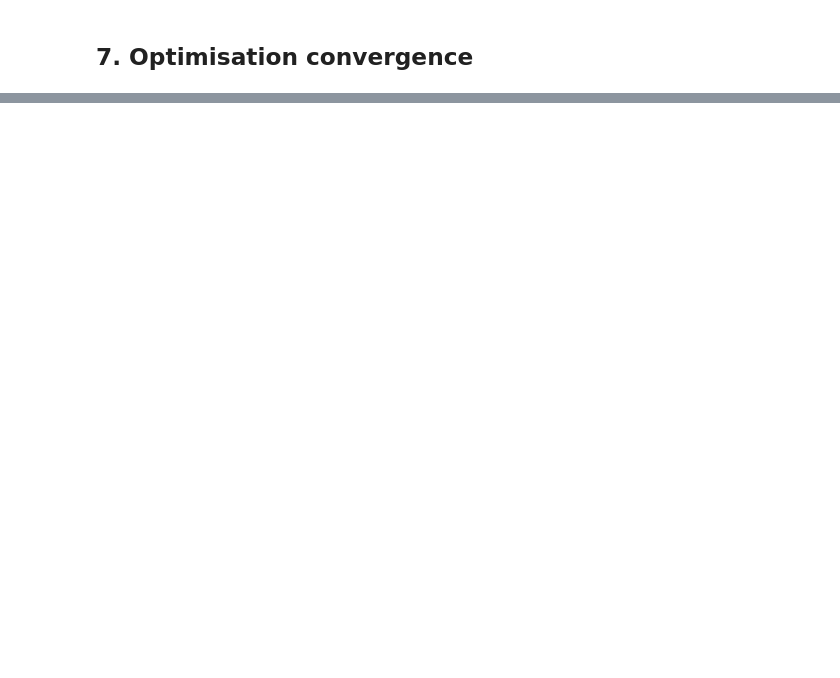
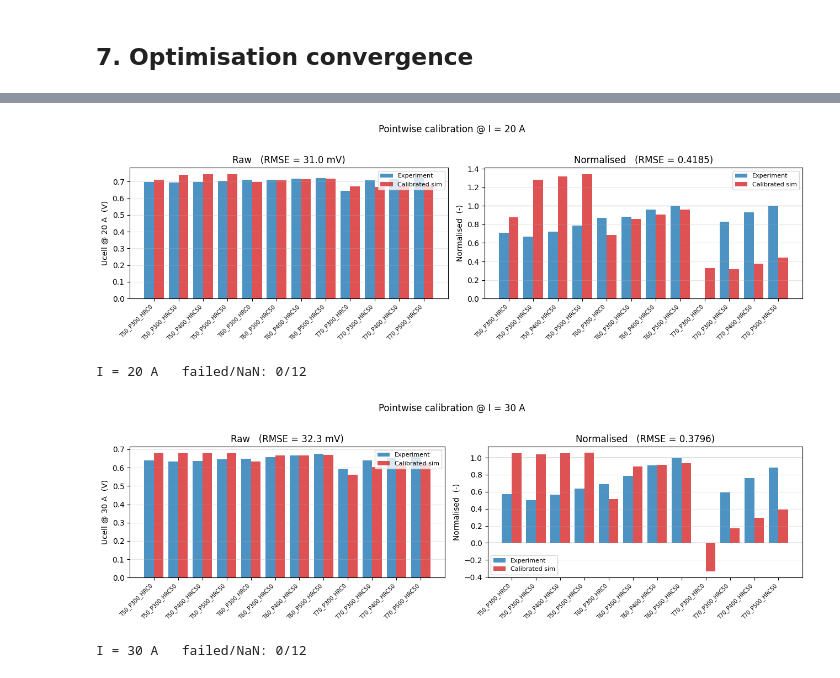
Before and after one commit to YuKwanH/DS-AlphaPEM, a Jupyter notebook: simulation/parameter calibration/dynamic model/pointwise.ipynb, the cells around one changed output, grey strips where cells are left out. Saved outputs shown, nothing was run; the diff lists cells and outputs as text; code cells hidden in the pictures; blank space fills up the shorter version.

Commit message:
10A calibration

```diff
--- a/simulation/parameter calibration/dynamic model/pointwise.ipynb
+++ b/simulation/parameter calibration/dynamic model/pointwise.ipynb
@@ -365,0 +413,16 @@ plt.show()
+# %%
+# ---- Cell 11: Extract experimental Ucell at 20 A and 30 A ----
+def extract_vfc_at(I_amp):
+    out = {}
+    for cond_key, df in polardata_exp.items():
+        i_exp = df["I_LOAD"].to_numpy(dtype=float)
+        v_exp = df["VFC"].to_numpy(dtype=float) / n_cell
+        idx   = int(np.argmin(np.abs(i_exp - I_amp)))
+        out[cond_key] = (float(i_exp[idx]), float(v_exp[idx]))
+    return out
+
+I_LIST = [20.0, 30.0]
+exp_by_I = {I: extract_vfc_at(I) for I in I_LIST}
+for I in I_LIST:
+    arr = np.array([exp_by_I[I][k][1] for k in COND_KEYS])
+    print(f"I = {I:.0f} A  ->  Ucell range  {arr.min():.4f} .. {arr.max():.4f} V")
@@ -365,0 +510,37 @@ plt.show()
+# %%
+# ---- Cell 13: Re-simulate and plot raw + normalised bars for each current ----
+for I, res in results_by_I.items():
+    u_sim_list = [simulate_point_at(k, res["best"], I) for k in COND_KEYS]
+    u_sim_arr  = np.array([u if u is not None else np.nan for u in u_sim_list])
+    u_sim_n    = (u_sim_arr - res["u_min"]) / res["u_span"]
+
+    rmse_raw  = float(np.sqrt(np.nanmean((u_sim_arr - res["u_exp"])   ** 2)))
+    rmse_norm = float(np.sqrt(np.nanmean((u_sim_n   - res["u_exp_n"]) ** 2)))
+    res["u_sim"], res["rmse_raw"], res["rmse_norm"] = u_sim_arr, rmse_raw, rmse_norm
+
+    x = np.arange(len(COND_KEYS))
+    fig, (ax_r, ax_n) = plt.subplots(1, 2, figsize=(13, 4))
+    ax_r.bar(x - 0.2, res["u_exp"], width=0.4, color="tab:blue", alpha=0.8, label="Experiment")
+    ax_r.bar(x + 0.2, u_sim_arr,    width=0.4, color="tab:red",  alpha=0.8, label="Calibrated sim")
+    ax_r.set_xticks(x); ax_r.set_xticklabels(COND_KEYS, rotation=45, ha="right", fontsize=7)
+    ax_r.set_ylabel(f"Ucell @ {I:.0f} A  (V)")
+    ax_r.set_title(f"Raw   (RMSE = {rmse_raw*1000:.1f} mV)")
+    ax_r.grid(True, axis="y", alpha=0.3); ax_r.legend(fontsize=8)
+
+    ax_n.bar(x - 0.2, res["u_exp_n"], width=0.4, color="tab:blue", alpha=0.8, label="Experiment")
+    ax_n.bar(x + 0.2, u_sim_n,        width=0.4, color="tab:red",  alpha=0.8, label="Calibrated sim")
+    ax_n.set_xticks(x); ax_n.set_xticklabels(COND_KEYS, rotation=45, ha="right", fontsize=7)
+    ax_n.set_ylabel("Normalised  (-)")
+    ax_n.set_title(f"Normalised   (RMSE = {rmse_norm:.4f})")
+    ax_n.axhline(0, color="grey", lw=0.6); ax_n.axhline(1, color="grey", lw=0.6)
+    ax_n.grid(True, axis="y", alpha=0.3); ax_n.legend(fontsize=8)
+    plt.suptitle(f"Pointwise calibration @ I = {I:.0f} A", y=1.02)
+    plt.tight_layout(); plt.show()
+
+    n_fail = sum(u is None for u in u_sim_list)
+    print(f"I = {I:.0f} A   failed/NaN: {n_fail}/{len(COND_KEYS)}")
+# %% [output]
+[figure, added]
+I = 20 A   failed/NaN: 0/12
+[figure, added]
+I = 30 A   failed/NaN: 0/12
```
Also changed, not shown: parts of 10 cells of this notebook, 23 other files.
